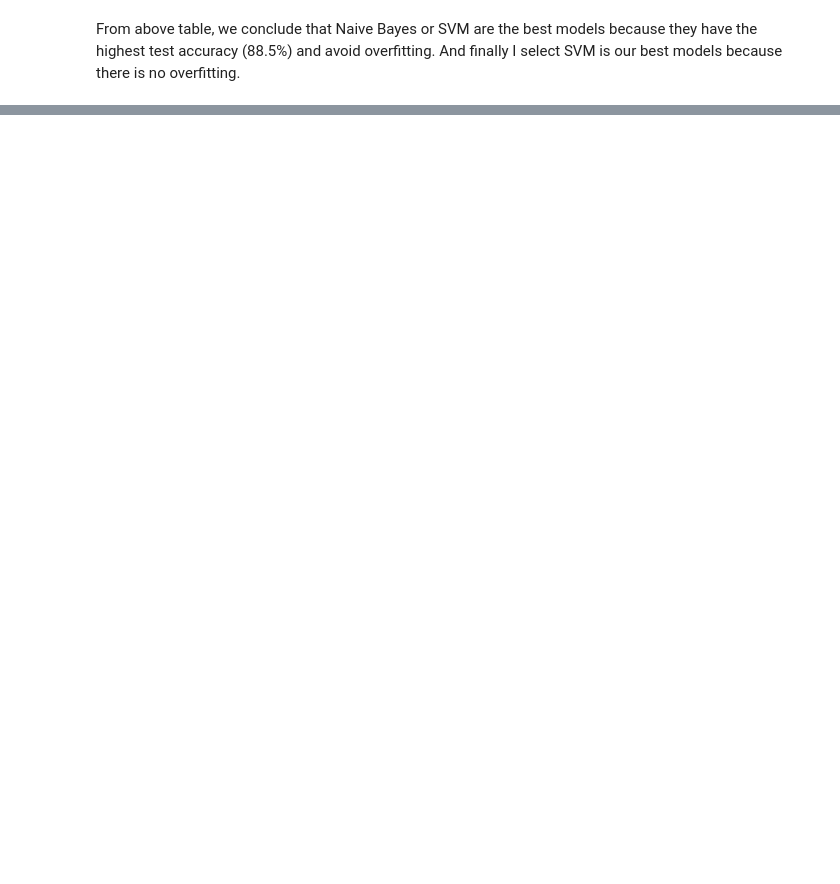
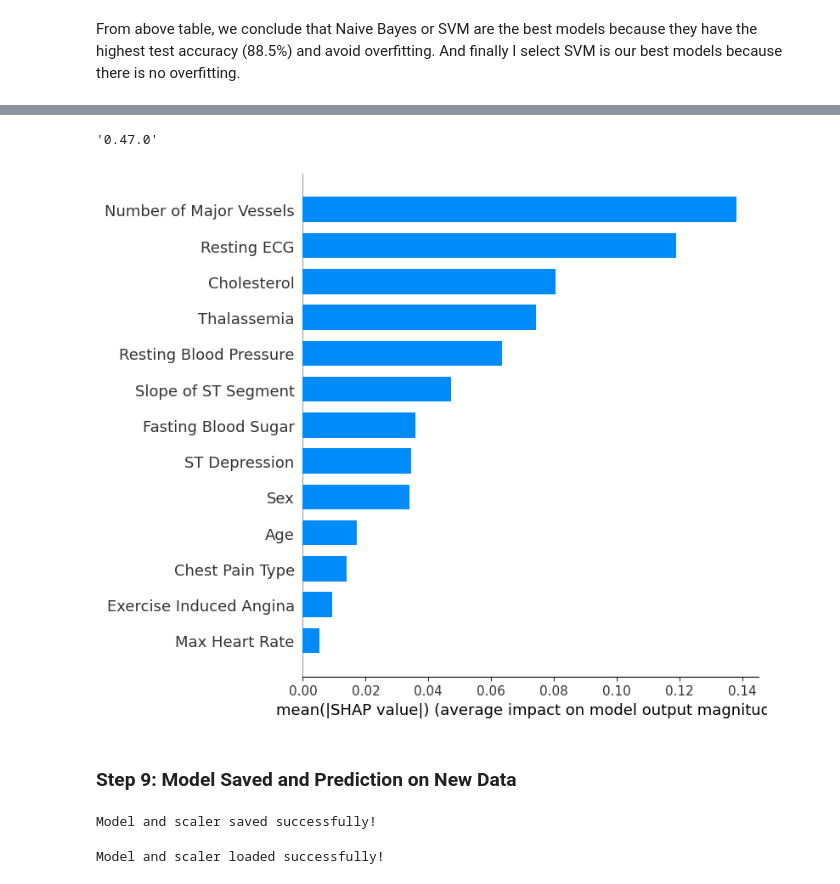
Before and after one commit to Angad143/HealthScope---A-Multi-Disease-Progression-and-Severity-Prediction-Platform, a Jupyter notebook: Heart Disease Severity Prediction/Heart_Disease_Prediction.ipynb, the cells around one changed output, grey strips where cells are left out. Drawn from its saved outputs; the diff is of its cells as text; code cells hidden in the pictures; blank space fills up the shorter version.

Commit message:
complted prediction parton new datasets

```diff
--- a/Heart Disease Severity Prediction/Heart_Disease_Prediction.ipynb
+++ b/Heart Disease Severity Prediction/Heart_Disease_Prediction.ipynb
@@ -828,6 +828,12 @@ X_test_final_standard = np.hstack((X_test_standardized, X_test_cat))
 # For KNN & Neural Network (Normalized)
 X_train_final_normalized = np.hstack((X_train_normalized, X_train_cat))
 X_test_final_normalized = np.hstack((X_test_normalized, X_test_cat))
+# %%
+# Back to original dataframe with feature names
+X_train_final_standard = pd.DataFrame(X_train_final_standard, columns=X_train.columns)  # Keep original feature names
+X_test_final_standard = pd.DataFrame(X_test_final_standard, columns=X_test.columns)  # Keep original feature names
+X_train_final_normalized = pd.DataFrame(X_train_final_normalized, columns=X_train.columns)  # Keep original feature names
+X_test_final_normalized = pd.DataFrame(X_test_final_normalized, columns=X_test.columns)  # Keep original feature names
 # %% [markdown]
 #### **Here are the Scaling & Data Type for Each Model that I have used for further**
 | Model                    | Scaling Type        | Data Used          |
@@ -1168,7 +1167,7 @@ ann = Sequential([
 ])
 
 ann.compile(optimizer='adam', loss='binary_crossentropy', metrics=['accuracy'])
-ann.fit(X_train_final_normalized, y_train, epochs=100, batch_size=16, verbose=1)
+ann.fit(X_train_final_normalized, y_train, epochs=200, batch_size=16, verbose=1)
 
 # Predictions
 y_train_pred = (ann.predict(X_train_final_normalized) > 0.5).astype(int)
@@ -1235,0 +1265,38 @@ From above table, we conclude that Naive Bayes or SVM are the best models becaus
+# %%
+import shap
+shap.__version__  # Check installed version
+# %% [output]
+'0.47.0'
+# %%
+import shap
+
+# Train the SVM Model
+svm = SVC(probability=True, random_state=42)
+svm.fit(X_train_final_standard, y_train)
+
+# Create SHAP Explainer
+explainer = shap.Explainer(svm.predict, X_train_final_standard)
+shap_values = explainer(X_train_final_standard)
+
+# Feature Importance Plot
+shap.summary_plot(shap_values, X_train_final_standard, plot_type="bar")
+# %% [output]
+[figure, added]
+# %% [markdown]
+### **Step 9: Model Saved and Prediction on New Data**
+# %%
+import joblib
+
+# Save the model & scaler
+joblib.dump(svm, "Models/best_model.pkl")
+joblib.dump(scaler_standard, "Models/scaler.pkl")
+print("Model and scaler saved successfully!")
+# %% [output]
+Model and scaler saved successfully!
+# %%
+# Load the saved model and scaler
+svm_loaded = joblib.load("Models/best_model.pkl")
+scaler_loaded = joblib.load("Models/scaler.pkl")
+print("Model and scaler loaded successfully!")
+# %% [output]
+Model and scaler loaded successfully!
```
Also changed, not shown: parts of 11 cells of this notebook, 2 other files.
